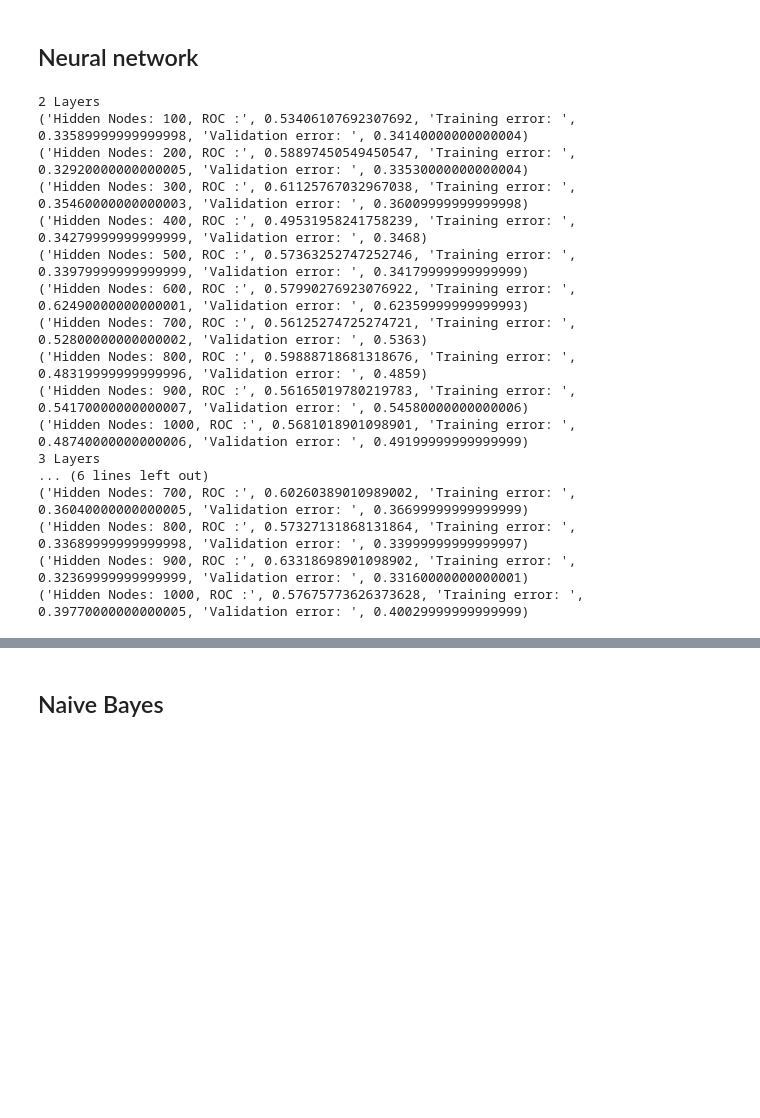
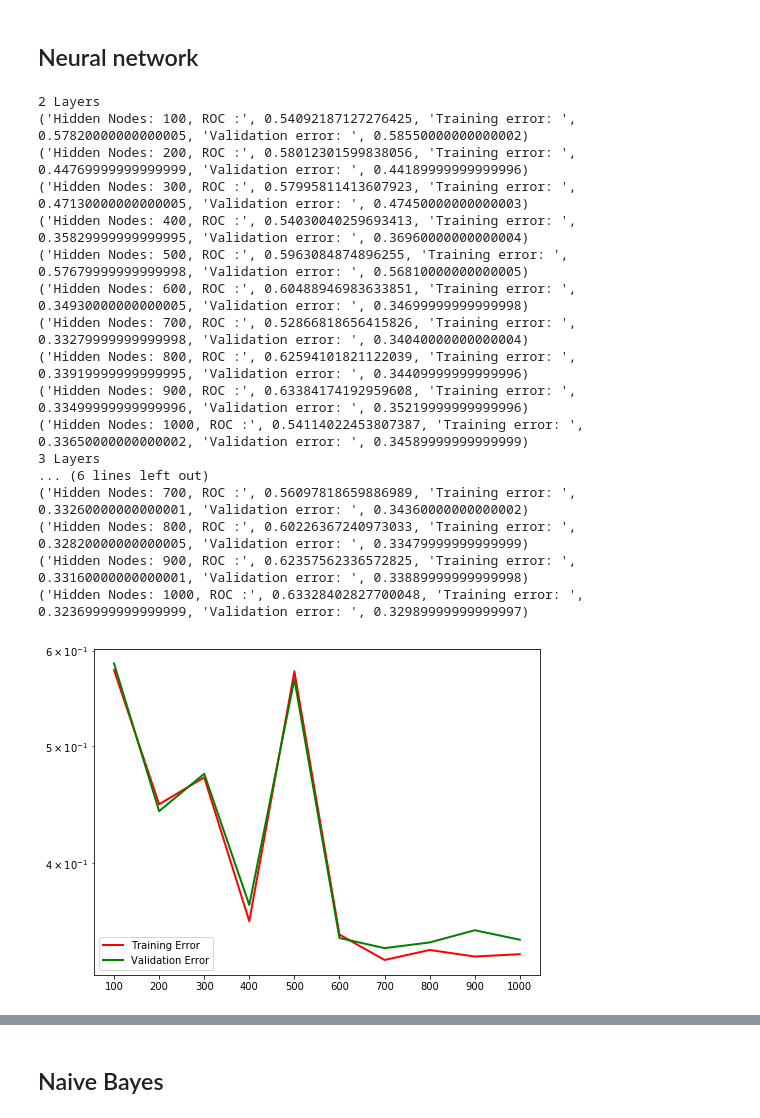
Before and after one commit to S-W-Williams/Machine-Learning-Rainfall-Prediction, a Jupyter notebook: Training Models.ipynb, the cells around one changed output, grey strips where cells are left out. Saved outputs shown, nothing was run; the diff lists cells and outputs as text; code cells hidden in the pictures; blank space fills up the shorter version.

Commit message:
Updated Neural Networks

```diff
--- a/Training Models.ipynb
+++ b/Training Models.ipynb
@@ -62,34 +62,59 @@ from sklearn import neural_network
 
 hiddenNodes = [100,200,300,400,500,600,700,800,900,1000]
 
+twoLayerErrorTrain = np.zeros(10)
+twoLayerErrorValid = np.zeros(10)
+threeLayerErrorTrain = np.zeros(10)
+threeLayerErrorValid = np.zeros(10)
+
 print( "2 Layers ")
-for i in hiddenNodes:
-    twoLayerModel = neural_network.MLPClassifier(hidden_layer_sizes=(i,i))
+for i,n in enumerate(hiddenNodes):
+    twoLayerModel = neural_network.MLPClassifier(hidden_layer_sizes=(n,n))
     twoLayerModel.fit(Xtr, Ytr)
     twoLayerModelRoc = metrics.roc_auc_score(Yval, twoLayerModel.predict_proba(Xval)[:,1])
-    print("Hidden Nodes: " + str(i) + ", ROC :", twoLayerModelRoc, "Training error: ", 1 - twoLayerModel.score(Xtr, Ytr),"Validation error: ", 1 - twoLayerModel.score(Xval, Yval))
+    errorTrain = 1 - twoLayerModel.score(Xtr, Ytr)
+    errorValid = 1 - twoLayerModel.score(Xval, Yval)
+    twoLayerErrorTrain[i] = errorTrain
+    twoLayerErrorValid[i] = errorValid
+    print("Hidden Nodes: " + str(n) + ", ROC :", twoLayerModelRoc, "Training error: ", errorTrain, "Validation error: ", errorValid)
 
 print( "3 Layers ")
-for i in hiddenNodes:
-    threeLayerModel = neural_network.MLPClassifier(hidden_layer_sizes=(i,i,i))
+for i,n in enumerate(hiddenNodes):
+    threeLayerModel = neural_network.MLPClassifier(hidden_layer_sizes=(n,n,n))
     threeLayerModel.fit(Xtr, Ytr)
     threeLayerModelRoc = metrics.roc_auc_score(Yval, threeLayerModel.predict_proba(Xval)[:,1])
-    print("Hidden Nodes: " + str(i) + ", ROC :", threeLayerModelRoc, "Training error: ", 1 - threeLayerModel.score(Xtr, Ytr),"Validation error: ", 1 - threeLayerModel.score(Xval, Yval))
+    errorTrain = 1 - threeLayerModel.score(Xtr, Ytr)
+    errorValid = 1 - threeLayerModel.score(Xval, Yval)
+    threeLayerErrorTrain[i] = errorTrain
+    threeLayerErrorValid[i] = errorValid
+    print("Hidden Nodes: " + str(n) + ", ROC :", threeLayerModelRoc, "Training error: ", errorTrain,"Validation error: ", errorValid)
 # %% [output]
 2 Layers
-('Hidden Nodes: 100, ROC :', 0.53406107692307692, 'Training error: ', 0.33589999999999998, 'Validation error: ', 0.34140000000000004)
-('Hidden Nodes: 200, ROC :', 0.58897450549450547, 'Training error: ', 0.32920000000000005, 'Validation error: ', 0.33530000000000004)
-('Hidden Nodes: 300, ROC :', 0.61125767032967038, 'Training error: ', 0.35460000000000003, 'Validation error: ', 0.36009999999999998)
-('Hidden Nodes: 400, ROC :', 0.49531958241758239, 'Training error: ', 0.34279999999999999, 'Validation error: ', 0.3468)
-('Hidden Nodes: 500, ROC :', 0.57363252747252746, 'Training error: ', 0.33979999999999999, 'Validation error: ', 0.34179999999999999)
-('Hidden Nodes: 600, ROC :', 0.57990276923076922, 'Training error: ', 0.62490000000000001, 'Validation error: ', 0.62359999999999993)
-('Hidden Nodes: 700, ROC :', 0.56125274725274721, 'Training error: ', 0.52800000000000002, 'Validation error: ', 0.5363)
-('Hidden Nodes: 800, ROC :', 0.59888718681318676, 'Training error: ', 0.48319999999999996, 'Validation error: ', 0.4859)
-('Hidden Nodes: 900, ROC :', 0.56165019780219783, 'Training error: ', 0.54170000000000007, 'Validation error: ', 0.54580000000000006)
-('Hidden Nodes: 1000, ROC :', 0.5681018901098901, 'Training error: ', 0.48740000000000006, 'Validation error: ', 0.49199999999999999)
+('Hidden Nodes: 100, ROC :', 0.54092187127276425, 'Training error: ', 0.57820000000000005, 'Validation error: ', 0.58550000000000002)
+('Hidden Nodes: 200, ROC :', 0.58012301599838056, 'Training error: ', 0.44769999999999999, 'Validation error: ', 0.44189999999999996)
+('Hidden Nodes: 300, ROC :', 0.57995811413607923, 'Training error: ', 0.47130000000000005, 'Validation error: ', 0.47450000000000003)
+('Hidden Nodes: 400, ROC :', 0.54030040259693413, 'Training error: ', 0.35829999999999995, 'Validation error: ', 0.36960000000000004)
+('Hidden Nodes: 500, ROC :', 0.5963084874896255, 'Training error: ', 0.57679999999999998, 'Validation error: ', 0.56810000000000005)
+('Hidden Nodes: 600, ROC :', 0.60488946983633851, 'Training error: ', 0.34930000000000005, 'Validation error: ', 0.34699999999999998)
+('Hidden Nodes: 700, ROC :', 0.52866818656415826, 'Training error: ', 0.33279999999999998, 'Validation error: ', 0.34040000000000004)
+('Hidden Nodes: 800, ROC :', 0.62594101821122039, 'Training error: ', 0.33919999999999995, 'Validation error: ', 0.34409999999999996)
+('Hidden Nodes: 900, ROC :', 0.63384174192959608, 'Training error: ', 0.33499999999999996, 'Validation error: ', 0.35219999999999996)
+('Hidden Nodes: 1000, ROC :', 0.54114022453807387, 'Training error: ', 0.33650000000000002, 'Validation error: ', 0.34589999999999999)
 3 Layers
 ... (6 lines left out)
-('Hidden Nodes: 700, ROC :', 0.60260389010989002, 'Training error: ', 0.36040000000000005, 'Validation error: ', 0.36699999999999999)
-('Hidden Nodes: 800, ROC :', 0.57327131868131864, 'Training error: ', 0.33689999999999998, 'Validation error: ', 0.33999999999999997)
-('Hidden Nodes: 900, ROC :', 0.63318698901098902, 'Training error: ', 0.32369999999999999, 'Validation error: ', 0.33160000000000001)
-('Hidden Nodes: 1000, ROC :', 0.57675773626373628, 'Training error: ', 0.39770000000000005, 'Validation error: ', 0.40029999999999999)
+('Hidden Nodes: 700, ROC :', 0.56097818659886989, 'Training error: ', 0.33260000000000001, 'Validation error: ', 0.34360000000000002)
+('Hidden Nodes: 800, ROC :', 0.60226367240973033, 'Training error: ', 0.32820000000000005, 'Validation error: ', 0.33479999999999999)
+('Hidden Nodes: 900, ROC :', 0.62357562336572825, 'Training error: ', 0.33160000000000001, 'Validation error: ', 0.33889999999999998)
+('Hidden Nodes: 1000, ROC :', 0.63328402827700048, 'Training error: ', 0.32369999999999999, 'Validation error: ', 0.32989999999999997)
+# %%
+import matplotlib.pyplot as plt
+
+fig, ax = plt.subplots(1, 1, figsize=(8, 6))
+
+ax.semilogy(hiddenNodes,twoLayerErrorTrain,'r-',hiddenNodes,twoLayerErrorValid,'g-',linewidth=2);
+
+plt.xticks(hiddenNodes)
+plt.legend(['Training Error','Validation Error'],loc='lower left');
+plt.show()
+# %% [output]
+[figure, added]
```
Also changed, not shown: parts of 2 cells of this notebook.
